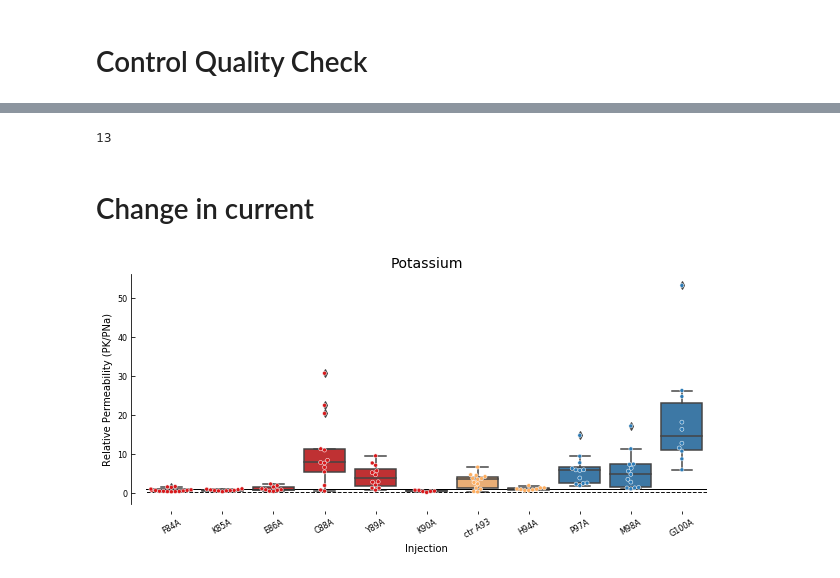
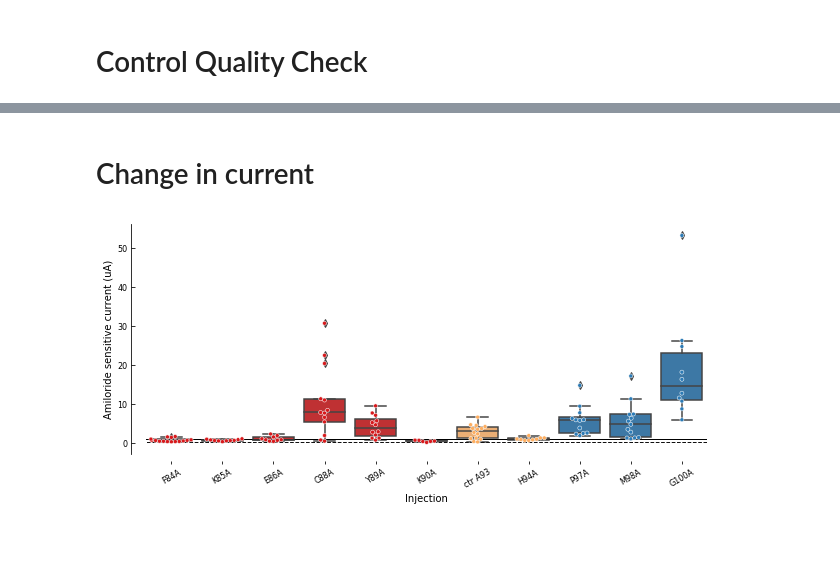
Before and after one commit to sfechner/JupyterNotebooksDEGENaCPharm, a Jupyter notebook: Selectivity-Nterm-Data.ipynb, the cells around one changed output, grey strips where cells are left out. Cells and saved outputs as stored; diff of their text form; code cells hidden in the pictures; blank space fills up the shorter version.

```diff
--- a/Selectivity-Nterm-Data.ipynb
+++ b/Selectivity-Nterm-Data.ipynb
@@ -46,4 +27,4 @@ filedirExportFig ='/Users/Fechner/Box Sync/Fechner/TEVC-GoodmanlabBOX/Project-ST
 filenameMeta = '/Users/Fechner/Box Sync/Fechner/TEVC-GoodmanlabBOX/Project-STFX/MetaDataSTFX/'
 # %%
 listofFiles = ['063','064','065','068','069',
-    '100','101','102','103','104','105','106','107','108','109','110','111']#'100','101','102','103','104','105',
+    '100','101','102','103','104','105','106','107','108','109','110','111','112']
@@ -786,7 +773,3 @@ Potassium[Potassium.Injection.isin(['mg419mg012'])]
-# %%
-len(Potassium[Potassium.Injection.isin(['mg419mg012'])]['Injection'])
-# %% [output]
-13
 # %% [markdown]
 # Change in current
 # %%
@@ -815,33 +798,33 @@ YlimitPerm = [0,2]
 #ax1.set_ylim(YlimitPerm)
 ax1.spines['right'].set_visible(False)                                  # no spine at the right
 ax1.spines['top'].set_visible(False)  # no spine at the top
 ax1.spines['bottom'].set_visible(False)
 ax1.yaxis.set_ticks_position('left')                                     # ticks at the left
 ax1.xaxis.set_ticks_position('bottom')                                 # no spine at the right
 ax1.spines['left'].set_position(('outward',15))                           # a spine at the left that is put a little aside
 ax1.spines['bottom'].set_position(('outward',10))
 ax1.spines['top'].set_position(('axes',5))
 ax1.get_yaxis().set_tick_params(direction='in')
 ax1.get_xaxis().set_tick_params(direction='in')
 ax1.plot([-1,50], [0.2,0.2] , 'k--', color='#111111', linewidth=1) #gray line for Zero or 1
 ax1.plot([-1,50], [1,1] , 'k-', color='#000000', linewidth=1)
 #ax1.plot([-1,50], [0.2,0.2] , 'k--', color='#111111', linewidth=1) #gray line for Zero or 1
 ax1.tick_params(axis='both', which='major', labelsize=8)
-ax1.set_title('Potassium',size=14)
+# ax1.set_title('Potassium',size=14)
 ax1.yaxis.label.set_size(20)
-ax1.set_ylabel('Relative Permeability (PK/PNa)', fontsize=10)
+ax1.set_ylabel('Amiloride sensitive current (uA)', fontsize=10)
 
 #ax1.xaxis.set_visible(False)
 ax1.set_xticklabels(labels2,rotation=30)
 
 
 
 plt.gcf().subplots_adjust(bottom=0.17, left=0.25,right=None, top=None,hspace=0.75, wspace=0.2)
 
 plt.savefig(filedirExportFig+"PotassiumPermeabilityNtermAlaninWithCurrent"+'.pdf')
 
 #F84 - K90 = A (7)
 #T91 - G95 = B (5-1 = 4)
 #I96 - G100 = C (5)
 # %% [output]
-[figure, old version]
+[figure, new version]
```
Also changed, not shown: parts of 41 cells of this notebook, 5 other files.
